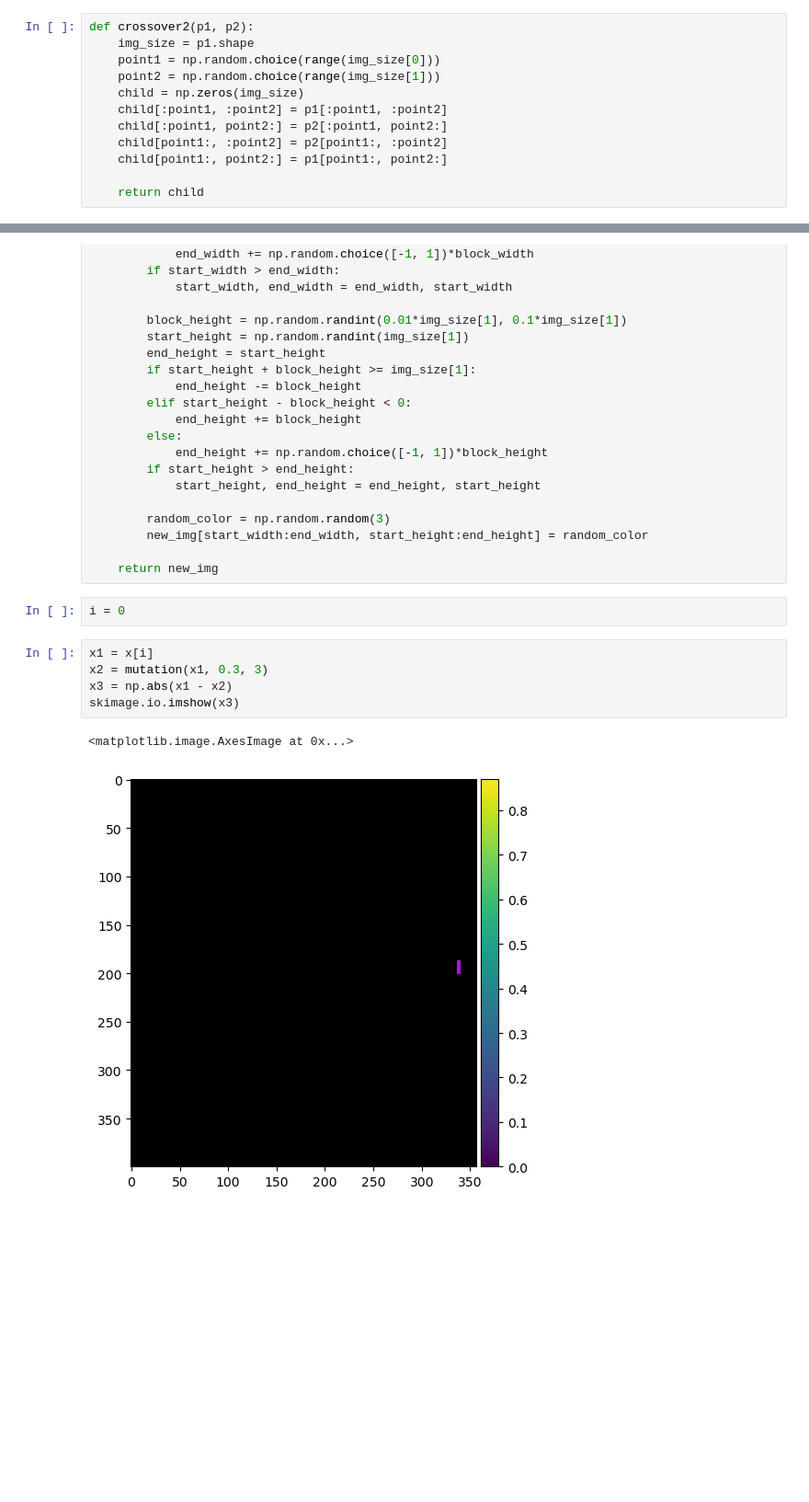
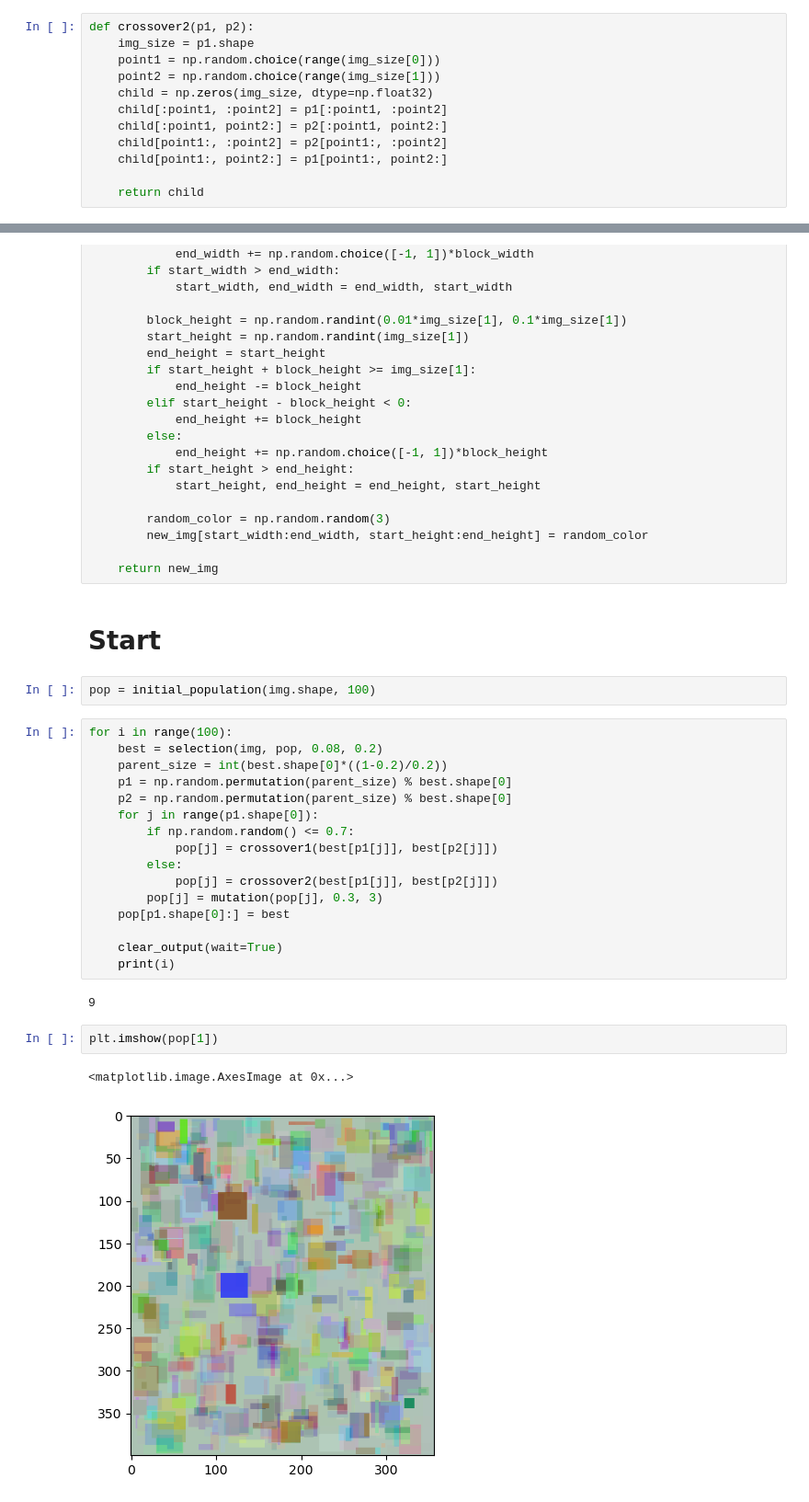
Before and after one commit to mhmdrz-mirdamadi/image-reconstruction-genetic-algorithm, a Jupyter notebook: main.ipynb, the cells around one changed output, grey strips where cells are left out. Shown at 92% size. Drawn from its saved outputs; the diff is of its cells as text; blank space fills up the shorter version.

```diff
--- a/main.ipynb
+++ b/main.ipynb
@@ -113,7 +90,7 @@ def crossover2(p1, p2):
     img_size = p1.shape
     point1 = np.random.choice(range(img_size[0]))
     point2 = np.random.choice(range(img_size[1]))
-    child = np.zeros(img_size)
+    child = np.zeros(img_size, dtype=np.float32)
     child[:point1, :point2] = p1[:point1, :point2]
     child[:point1, point2:] = p2[:point1, point2:]
     child[point1:, :point2] = p2[point1:, :point2]
@@ -166,13 +137,30 @@ def mutation(img, rate, max_blocks):
         new_img[start_width:end_width, start_height:end_height] = random_color
 
     return new_img
-# %%
-i = 0
-# %%
-x1 = x[i]
-x2 = mutation(x1, 0.3, 3)
-x3 = np.abs(x1 - x2)
-skimage.io.imshow(x3)
-# %% [output]
-<matplotlib.image.AxesImage at 0x...>
-[figure, removed]
+# %% [markdown]
+# Start
+# %%
+pop = initial_population(img.shape, 100)
+# %%
+for i in range(100):
+    best = selection(img, pop, 0.08, 0.2)
+    parent_size = int(best.shape[0]*((1-0.2)/0.2))
+    p1 = np.random.permutation(parent_size) % best.shape[0]
+    p2 = np.random.permutation(parent_size) % best.shape[0]
+    for j in range(p1.shape[0]):
+        if np.random.random() <= 0.7:
+            pop[j] = crossover1(best[p1[j]], best[p2[j]])
+        else:
+            pop[j] = crossover2(best[p1[j]], best[p2[j]])
+        pop[j] = mutation(pop[j], 0.3, 3)
+    pop[p1.shape[0]:] = best
+
+    clear_output(wait=True)
+    print(i)
+# %% [output]
+9
+# %%
+plt.imshow(pop[1])
+# %% [output]
+<matplotlib.image.AxesImage at 0x...>
+[figure, added]
```
Also changed, not shown: parts of 13 cells of this notebook.
